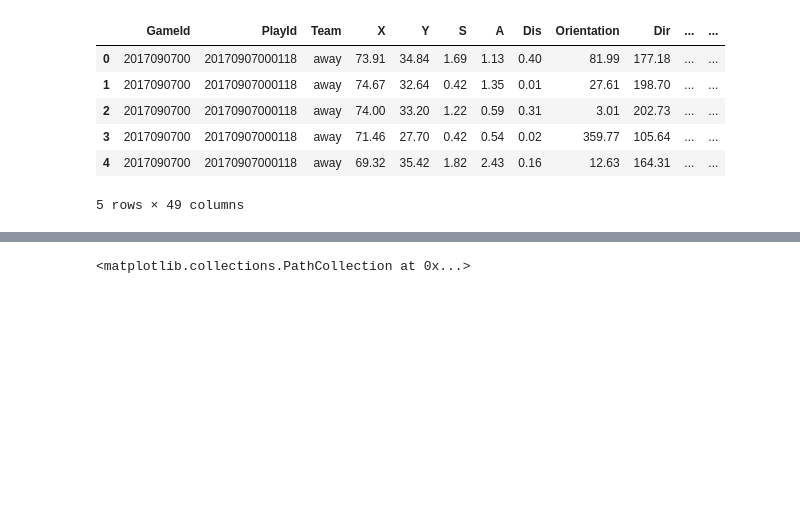
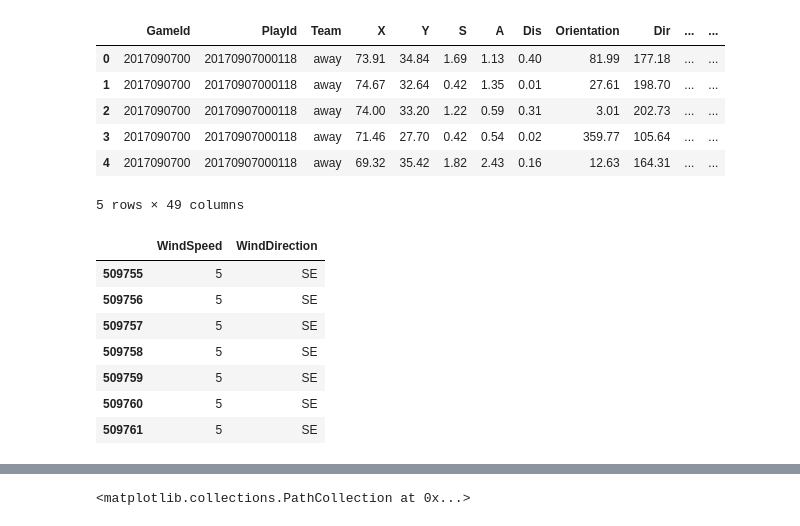
Before and after one commit to samtaylor54321/nfl_data_bowl, a Jupyter notebook: output/nfl_submission.ipynb, the cells around one changed output, grey strips where cells are left out. Drawn from its saved outputs; the diff is of its cells as text; code cells hidden in the pictures; blank space fills up the shorter version.

```diff
--- a/output/nfl_submission.ipynb
+++ b/output/nfl_submission.ipynb
@@ -48,6 +47,17 @@ train.head()
 | 3 | 2017090700 | 20170907000118 | away | 71.46 | 27.70 | 0.42 | 0.54 | 0.02 | 359.77 | 105.64 | ... | ... |
 | 4 | 2017090700 | 20170907000118 | away | 69.32 | 35.42 | 1.82 | 2.43 | 0.16 | 12.63 | 164.31 | ... | ... |
 5 rows × 49 columns
+# %%
+train.loc[509755:509769, ['WindSpeed', 'WindDirection']]
+# %% [output]
+|  | WindSpeed | WindDirection |
+| 509755 | 5 | SE |
+| 509756 | 5 | SE |
+| 509757 | 5 | SE |
+| 509758 | 5 | SE |
+| 509759 | 5 | SE |
+| 509760 | 5 | SE |
+| 509761 | 5 | SE |
 # %%
 replacements = [
     ('LSU', 'Louisiana State'),
```
Also changed, not shown: parts of 21 cells of this notebook, 1 other file.
